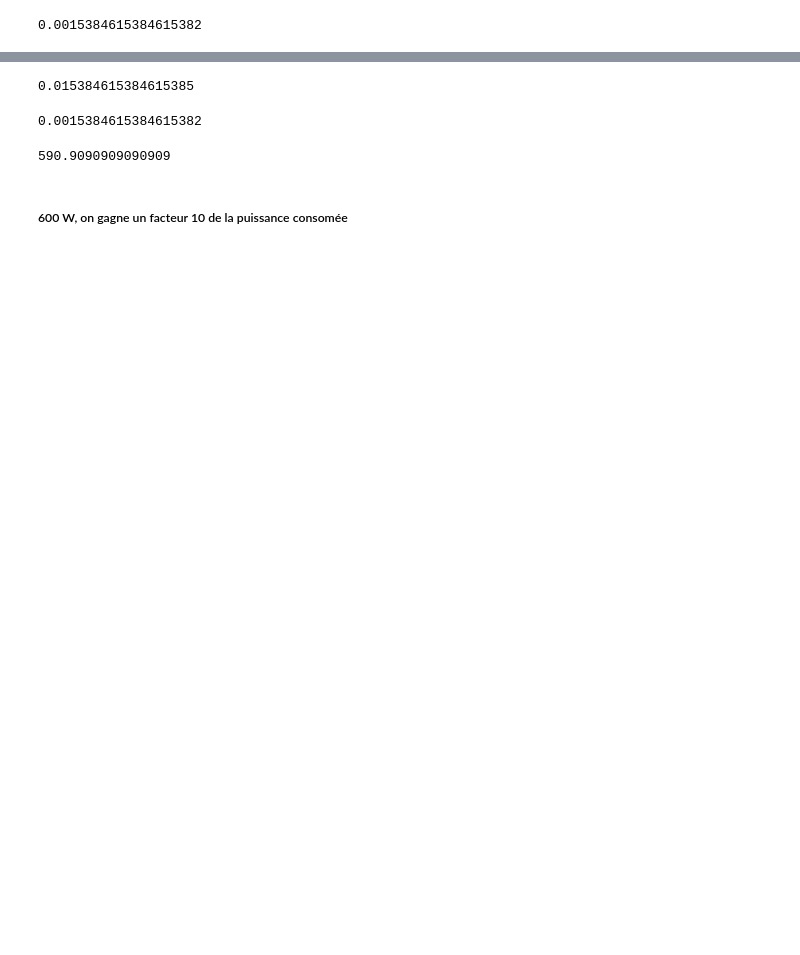
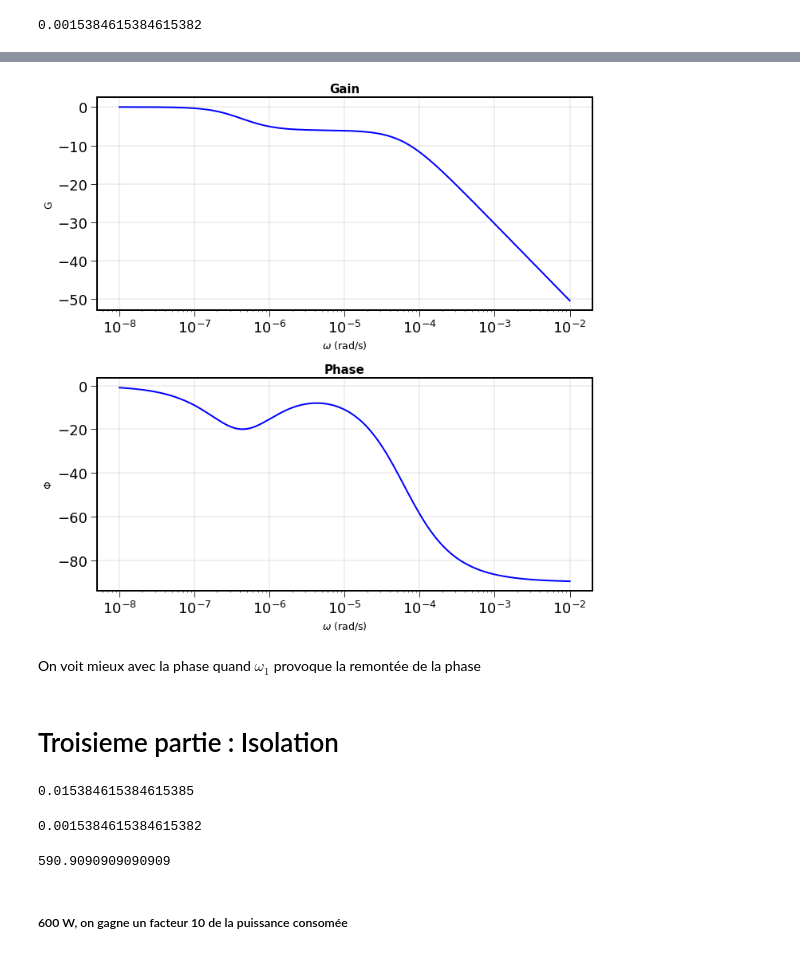
Before and after one commit to sebcampagne/mp32, a Jupyter notebook: DM_phys_17_2021_03_14/DM_EtudeThermique.ipynb, the cells around one changed output, grey strips where cells are left out. Cells and saved outputs as stored; diff of their text form; code cells hidden in the pictures; blank space fills up the shorter version.

Commit message:
Reste à faire la 3eme partie

```diff
--- a/DM_phys_17_2021_03_14/DM_EtudeThermique.ipynb
+++ b/DM_phys_17_2021_03_14/DM_EtudeThermique.ipynb
@@ -213,0 +467,4 @@ plt.show()
+# %%
+omega_0= 2/np.sqrt(alpha)/RC
+omega_1= 4/alpha/RC
+Q= 2*(1+alpha/2)/np.sqrt(alpha)
@@ -214,3 +483,31 @@ plt.show()
+# %%
+s1 = signal.lti(num,den)
+w, mag, phase = signal.bode(s1,w=X)
+# %%
+plt.figure(figsize=(10,10))
+plt.subplot(2,1,1)
+plt.semilogx(w, mag,"b")    # Bode magnitude plot
+plt.grid()
+plt.xlabel("$\omega$ (rad/s)")
+plt.ylabel("G")
+plt.title("Gain")
+
+
+plt.subplot(2,1,2)
+plt.semilogx(w, phase,"b")  # Bode phase plot
+plt.grid()
+plt.xlabel("$\omega$ (rad/s)")
+plt.ylabel("$\\Phi$")
+plt.title("Phase")
+
+plt.tight_layout()
+plt.show()
+# %% [output]
+[figure, added]
+# %% [markdown]
+On voit mieux avec la phase quand $\omega_1$ provoque la remontée de la phase
+# %% [markdown]
+# Troisieme partie : Isolation
 # %%
 e=0.05
 cond_th_is=0.05
```
Also changed, not shown: parts of 114 cells of this notebook.
